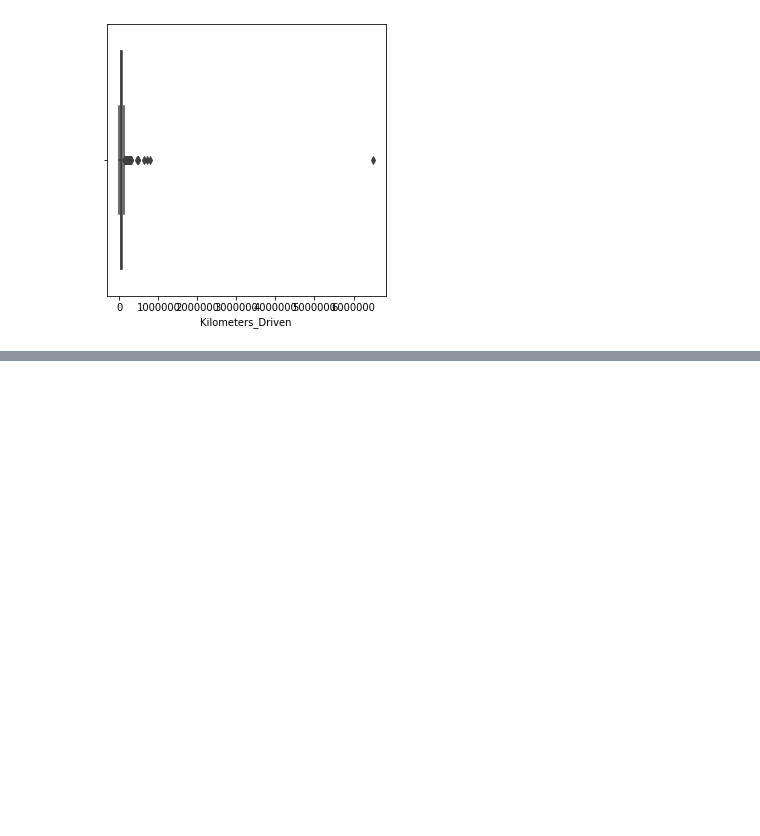
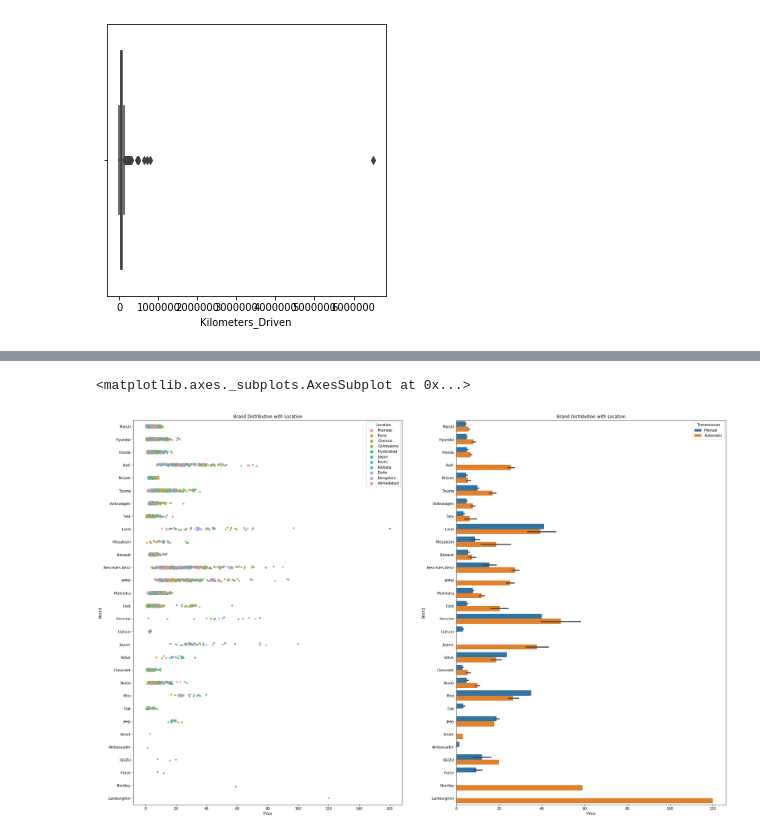
Before and after one commit to Project-Team-0/Car-Price-Prediction, a Jupyter notebook: Car Price Prediction.ipynb, the cells around one changed output, grey strips where cells are left out. Cells and saved outputs as stored; diff of their text form; code cells hidden in the pictures; blank space fills up the shorter version.

Commit message:
Car Price Prediction

```diff
--- a/Car Price Prediction.ipynb
+++ b/Car Price Prediction.ipynb
@@ -269,0 +348,13 @@ sns.boxplot(x=train_data['Kilometers_Driven'])
+# %%
+#Cars price based on their brand  with influence of location
+plt.figure(figsize=(30,20))
+
+plt.subplot(1,2,1)
+plt.title("Brand Distribution with Location")
+sns.stripplot(y=train_data['Brand'],x=train_data['Price'],hue=train_data['Location'])
+plt.subplot(1,2,2)
+plt.title("Brand Distribution with Location")
+sns.barplot(y=train_data['Brand'],x=train_data['Price'],hue=train_data['Transmission'])
+# %% [output]
+<matplotlib.axes._subplots.AxesSubplot at 0x...>
+[figure, added]
```
Also changed, not shown: parts of 14 cells of this notebook.
